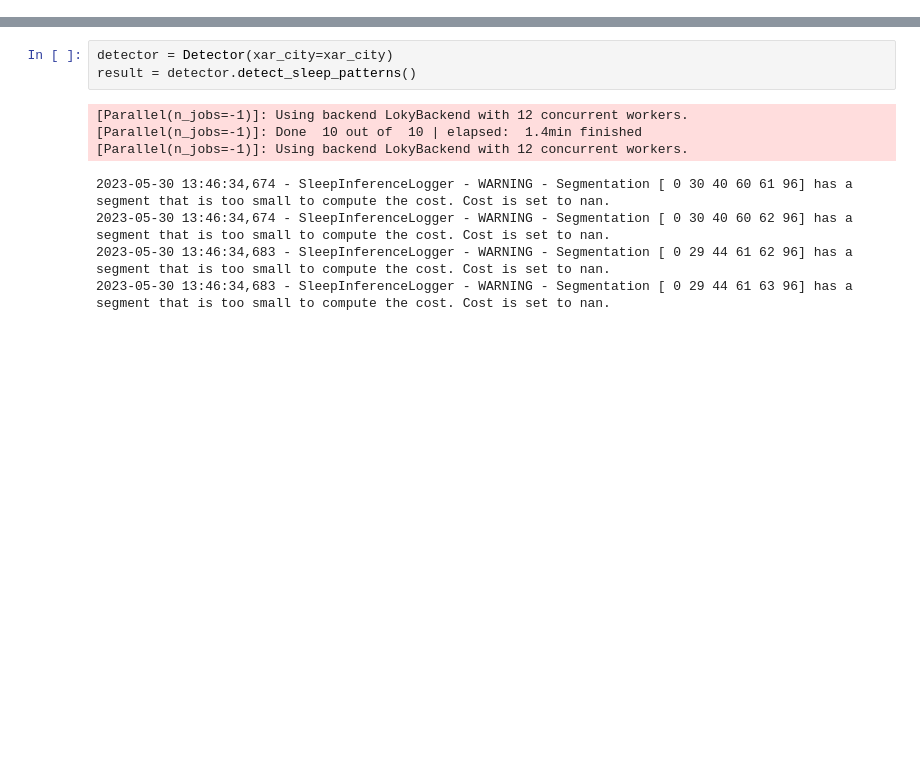
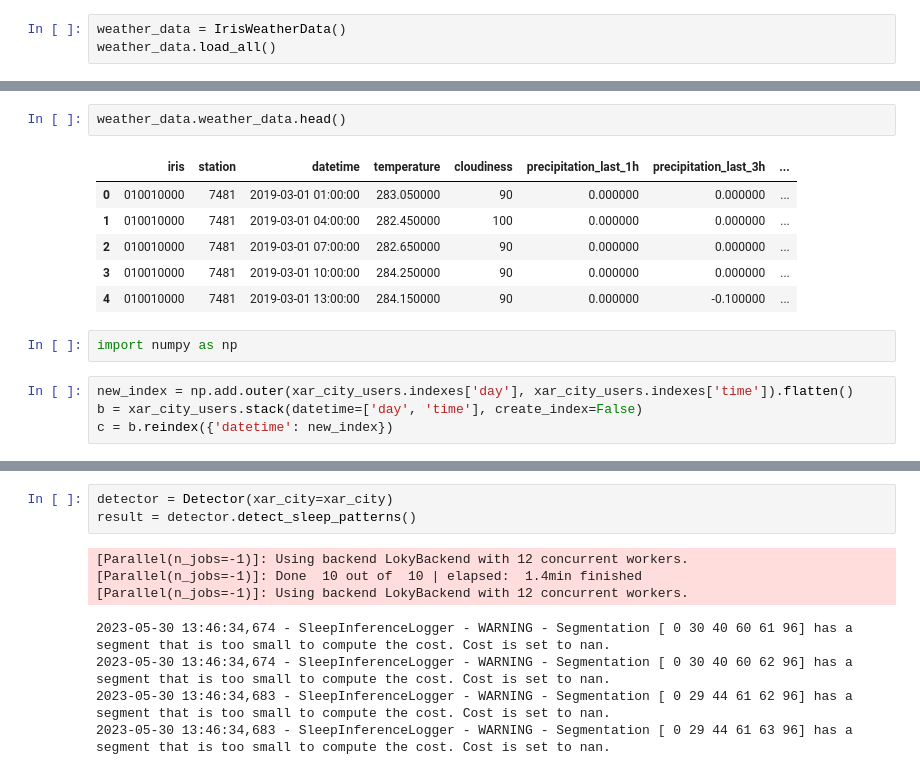
Before and after one commit to andreamusso96/Sleep, a Jupyter notebook: Notebook.ipynb, the cells around one changed output, grey strips where cells are left out. Saved outputs shown, nothing was run; the diff lists cells and outputs as text; blank space fills up the shorter version.

Commit message:
Geo data matching class to match all geo data together

```diff
--- a/Notebook.ipynb
+++ b/Notebook.ipynb
@@ -22,0 +23,3 @@ xar_city = DataIO.load_traffic_data(traffic_type=TrafficType.B, city=City.LYON,
+# %%
+weather_data = IrisWeatherData()
+weather_data.load_all()
@@ -22,0 +44,15 @@ xar_city = DataIO.load_traffic_data(traffic_type=TrafficType.B, city=City.LYON,
+# %%
+weather_data.weather_data.head()
+# %% [output]
+|  | iris | station | datetime | temperature | cloudiness | precipitation_last_1h | precipitation_last_3h | ... |
+| 0 | 010010000 | 7481 | 2019-03-01 01:00:00 | 283.050000 | 90 | 0.000000 | 0.000000 | ... |
+| 1 | 010010000 | 7481 | 2019-03-01 04:00:00 | 282.450000 | 100 | 0.000000 | 0.000000 | ... |
+| 2 | 010010000 | 7481 | 2019-03-01 07:00:00 | 282.650000 | 90 | 0.000000 | 0.000000 | ... |
+| 3 | 010010000 | 7481 | 2019-03-01 10:00:00 | 284.250000 | 90 | 0.000000 | 0.000000 | ... |
+| 4 | 010010000 | 7481 | 2019-03-01 13:00:00 | 284.150000 | 90 | 0.000000 | -0.100000 | ... |
+# %%
+import numpy as np
+# %%
+new_index = np.add.outer(xar_city_users.indexes['day'], xar_city_users.indexes['time']).flatten()
+b = xar_city_users.stack(datetime=['day', 'time'], create_index=False)
+c = b.reindex({'datetime': new_index})
```
Also changed, not shown: parts of 11 cells of this notebook, 15 other files.
